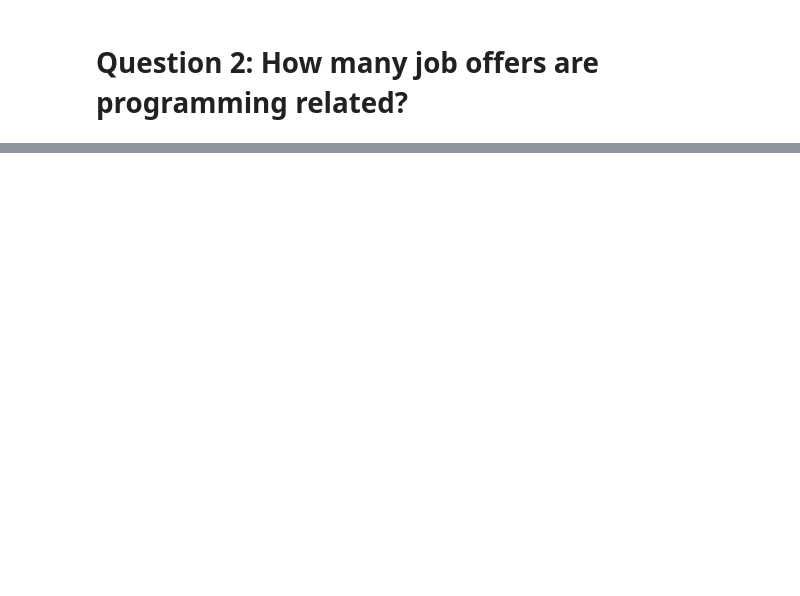
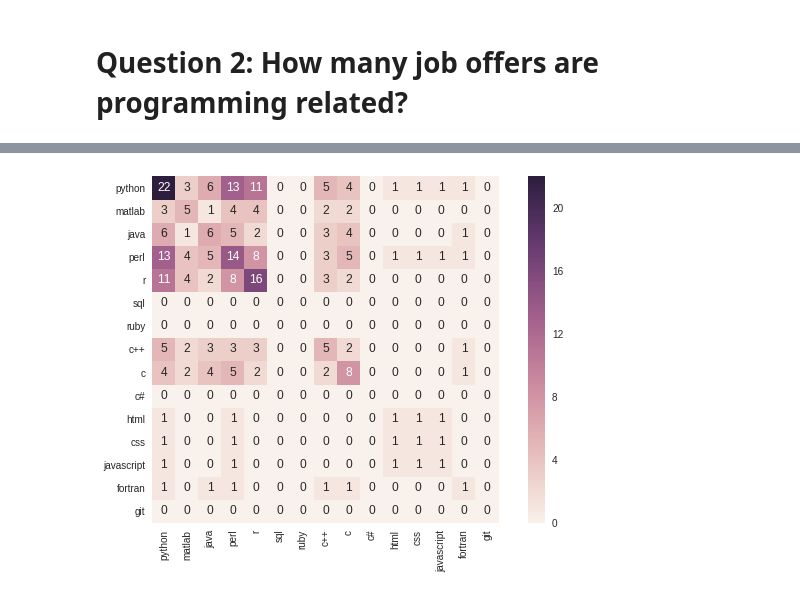
Before and after one commit to Cojabi/nat_sci_job, a Jupyter notebook: Evaluation of Scientific Job Adds.ipynb, the cells around one changed output, grey strips where cells are left out. Cells and saved outputs as stored; diff of their text form; code cells hidden in the pictures; blank space fills up the shorter version.

```diff
--- a/Evaluation of Scientific Job Adds.ipynb
+++ b/Evaluation of Scientific Job Adds.ipynb
@@ -26,9 +26,14 @@ def get_words(line):
     words = line.split()
     return words
 
-if __name__ == '__main__':
-    import doctest
-    doctest.testmod()
+
+
+
+import pandas as pd
+def co_occurrenc(data):
+    df_asint = data.astype(int)
+    coocc = df_asint.T.dot(df_asint)
+    return coocc
 # %% [markdown]
 # Data Import
 # %% [markdown]
@@ -309,0 +291,8 @@ sns.heatmap(count_a, ax = ax3, vmin = 0, cbar = False, square=True, annot=True,
+# %%
+sns.heatmap(count_b, vmin = 0, cbar = True, square=True, annot=True, fmt="d")
+fig = plt.gcf()
+fig.tight_layout(pad=0)
+fig.savefig(filename='heatmap2_bioinformaticiancs.jpeg', format='jpeg', dpi=300)
+fig.savefig(filename='heatmap2_bioinformaticiancs.png', format='png', dpi=300)
+# %% [output]
+[figure, added]
```
Also changed, not shown: parts of 15 cells of this notebook, 7 other files.
